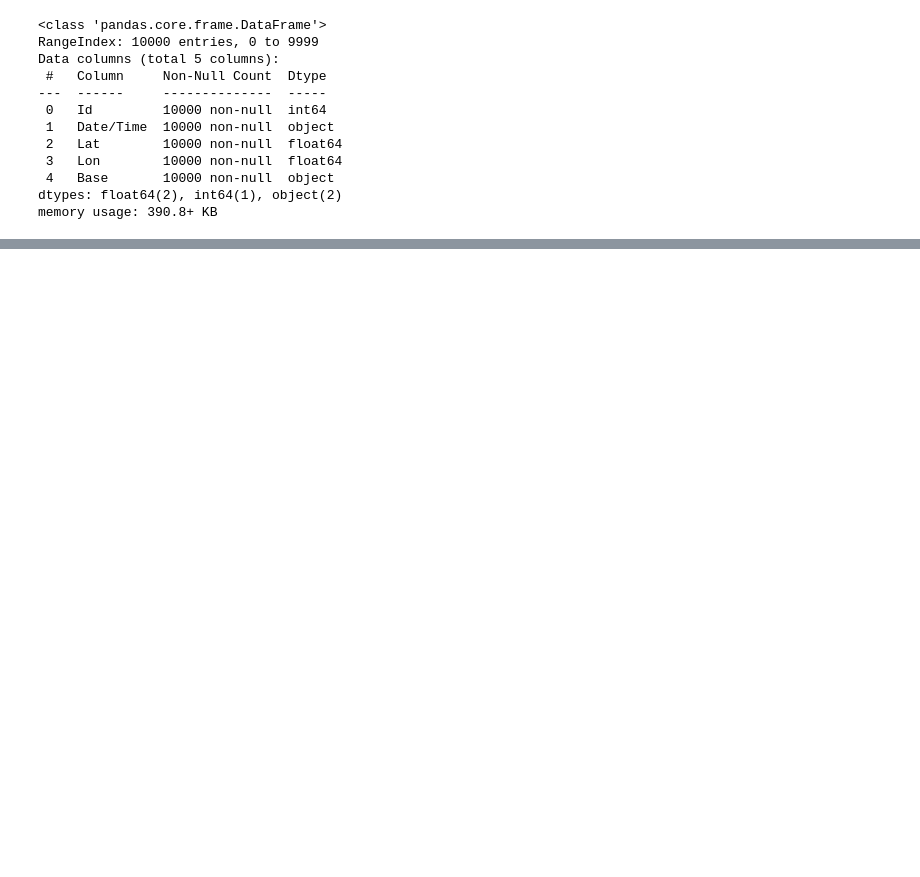
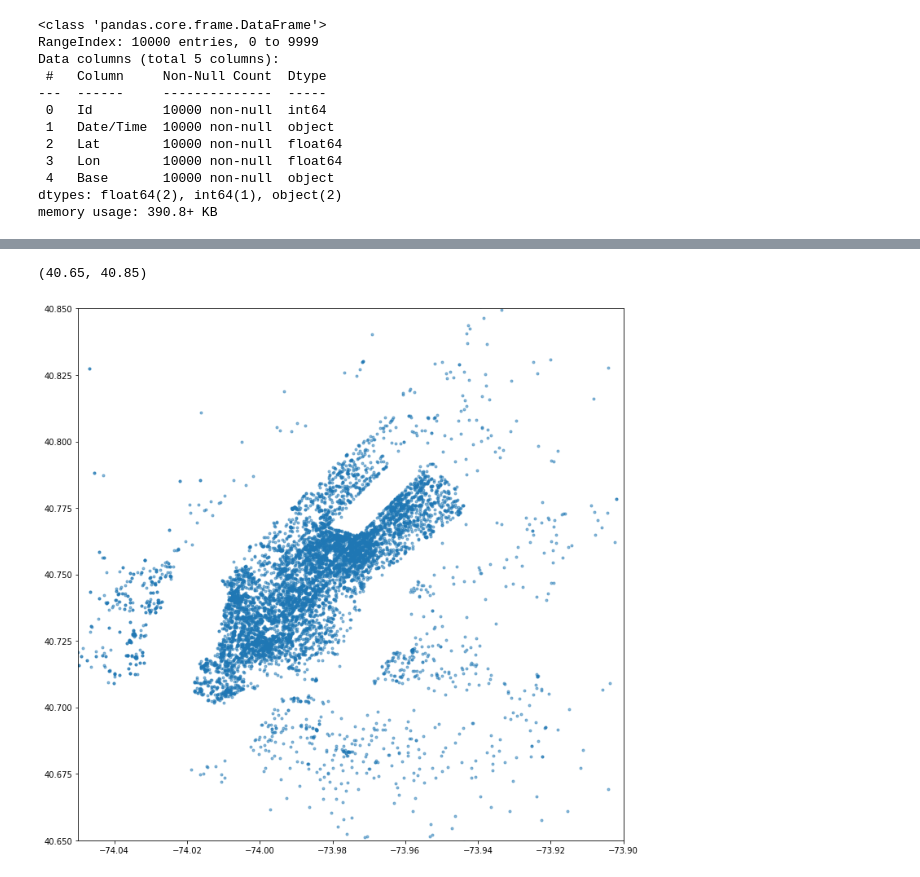
Before and after one commit to gridl/python-examples, a Jupyter notebook: pandas-samples.ipynb, the cells around one changed output, grey strips where cells are left out. Saved outputs shown, nothing was run; the diff lists cells and outputs as text; code cells hidden in the pictures; blank space fills up the shorter version.

```diff
--- a/pandas-samples.ipynb
+++ b/pandas-samples.ipynb
@@ -42,0 +113,10 @@ uber_df.apply(x : )
+# %%
+# we can see that most of the rides happen within the city
+# lets zoom it up using the xlim & ylim
+plt.figure(figsize=(12, 12))
+plt.plot(uber_df['Lon'], uber_df['Lat'], '.',alpha=0.5)
+plt.xlim(-74.05,-73.90)
+plt.ylim(40.65, 40.85)
+# %% [output]
+(40.65, 40.85)
+[figure, added]
```
Also changed, not shown: parts of 6 cells of this notebook, 4 other files.
